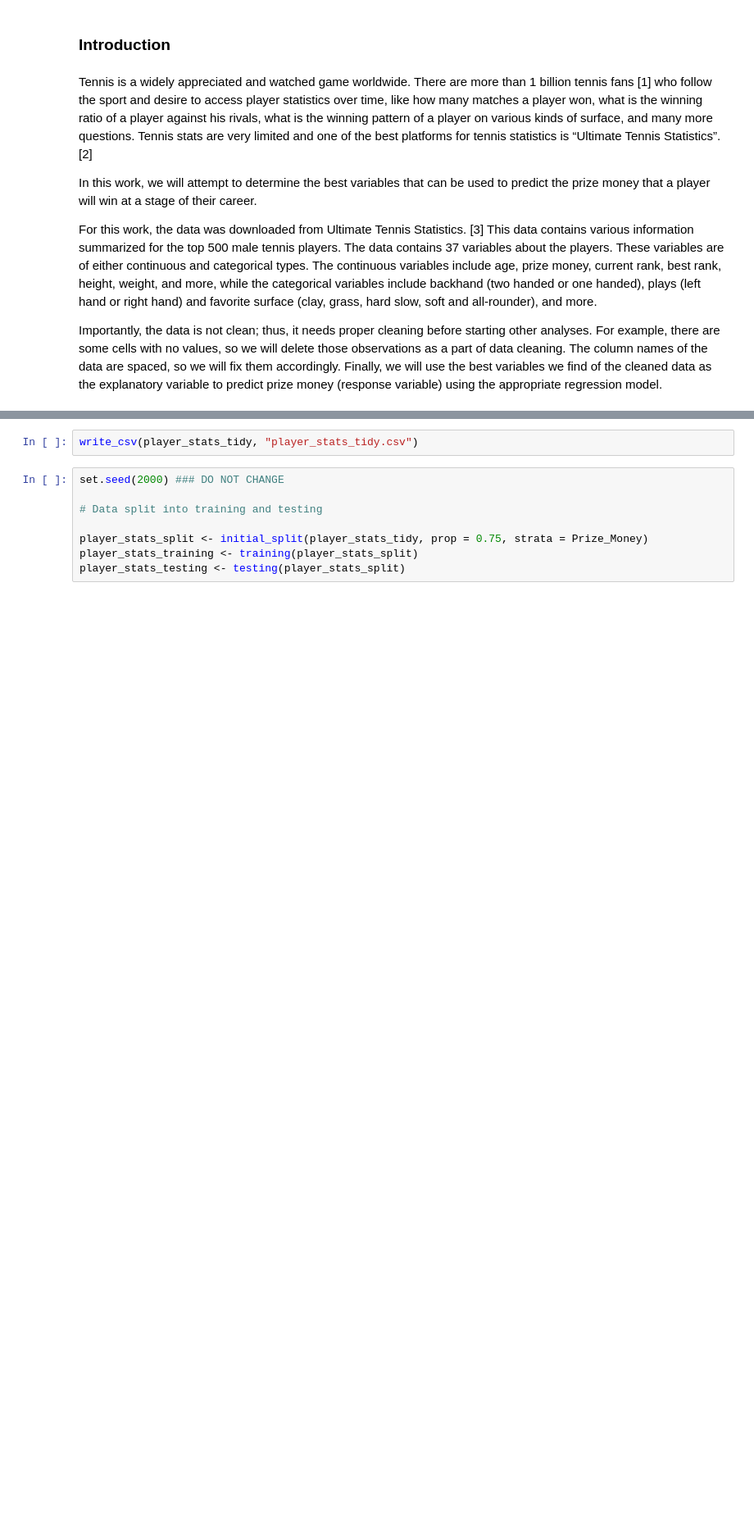
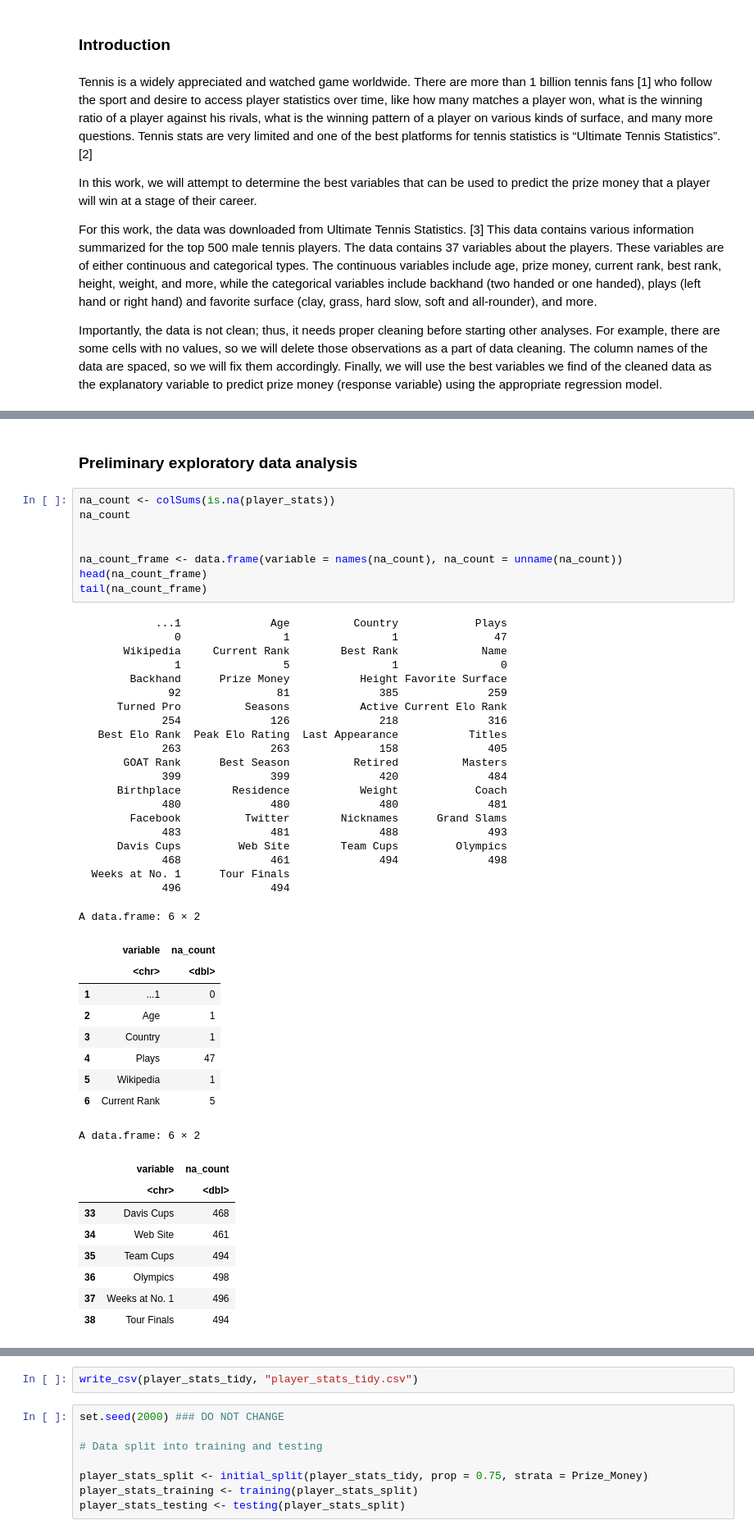
Before and after one commit to HarmanSandhu179/DSCI-100-Group-Project, a Jupyter notebook: group_project_report.ipynb, the cells around one changed output, grey strips where cells are left out. Shown at 82% size. Cells and saved outputs as stored; diff of their text form; blank space fills up the shorter version.

```diff
--- a/group_project_report.ipynb
+++ b/group_project_report.ipynb
@@ -58,0 +68,49 @@ A spec_tbl_df: 500 × 38
+# %% [markdown]
+### Preliminary exploratory data analysis
+# %%
+na_count <- colSums(is.na(player_stats))
+na_count
+
+
+na_count_frame <- data.frame(variable = names(na_count), na_count = unname(na_count))
+head(na_count_frame)
+tail(na_count_frame)
+# %% [output]
+            ...1              Age          Country            Plays
+               0                1                1               47
+       Wikipedia     Current Rank        Best Rank             Name
+               1                5                1                0
+        Backhand      Prize Money           Height Favorite Surface
+              92               81              385              259
+      Turned Pro          Seasons           Active Current Elo Rank
+             254              126              218              316
+   Best Elo Rank  Peak Elo Rating  Last Appearance           Titles
+             263              263              158              405
+       GOAT Rank      Best Season          Retired          Masters
+             399              399              420              484
+      Birthplace        Residence           Weight            Coach
+             480              480              480              481
+        Facebook          Twitter        Nicknames      Grand Slams
+             483              481              488              493
+      Davis Cups         Web Site        Team Cups         Olympics
+             468              461              494              498
+  Weeks at No. 1      Tour Finals
+             496              494
+A data.frame: 6 × 2
+|  | variable | na_count |
+|  | <chr> | <dbl> |
+| 1 | ...1 | 0 |
+| 2 | Age | 1 |
+| 3 | Country | 1 |
+| 4 | Plays | 47 |
+| 5 | Wikipedia | 1 |
+| 6 | Current Rank | 5 |
+A data.frame: 6 × 2
+|  | variable | na_count |
+|  | <chr> | <dbl> |
+| 33 | Davis Cups | 468 |
+| 34 | Web Site | 461 |
+| 35 | Team Cups | 494 |
+| 36 | Olympics | 498 |
+| 37 | Weeks at No. 1 | 496 |
+| 38 | Tour Finals | 494 |
```
Also changed, not shown: parts of 5 cells of this notebook.
